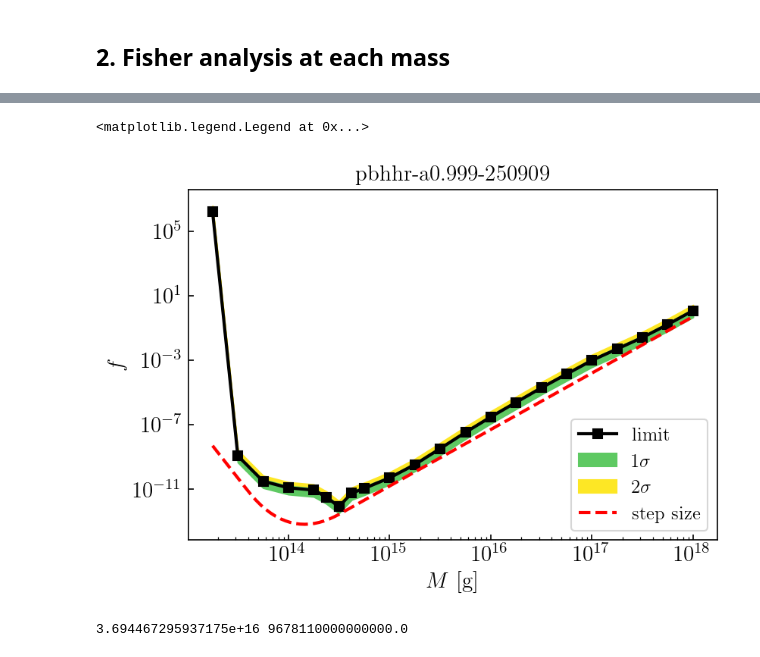
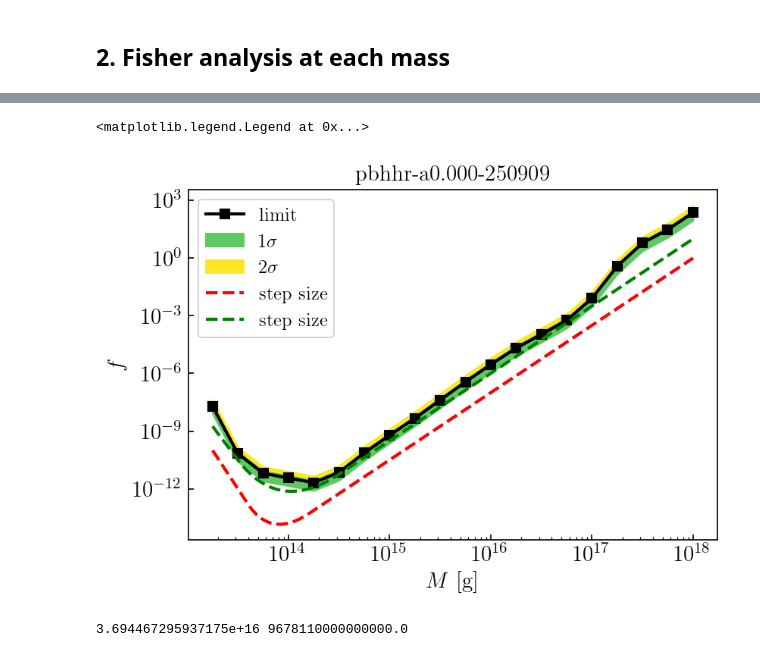
Before and after one commit to yitiansun/DM21cm, a Jupyter notebook: analysis/fisher.ipynb, the cells around one changed output, grey strips where cells are left out. Cells and saved outputs as stored; diff of their text form; code cells hidden in the pictures.

Commit message:
pbhhr bump

```diff
--- a/analysis/fisher.ipynb
+++ b/analysis/fisher.ipynb
@@ -59,7 +59,7 @@ clear_output()
 # %%
 ! ls $outputs_dir/bkg -lt
 # %%
-run_name = 'pbhhr-a0.999-250909'
+run_name = 'pbhhr-a0.000-250909'
 channel = run_name.rsplit('-', 1)[0]
 inj_dir = f"{outputs_dir}/active/{run_name}"
 print(os.listdir(inj_dir))
@@ -320,34 +346,35 @@ ax.fill_between(m_s, upper_limit + 2*one_sigma, upper_limit + one_sigma, color=m
 ax.set(xscale='log', yscale='log')
 ax.set(title=run_name)
 
 m_fine_s = np.geomspace(m_s[0], m_s[-1], 100)
 if channel == 'decay-phot':
     ax.plot(m_fine_s, 1/ss.decay_phot_lifetime(m_fine_s), 'r--', label='step size')
     ax.set(xlabel=r'$m_\chi$ [eV]', ylabel=r'$1/\tau$ [s$^{-1}$]')
 elif channel == 'decay-elec':
     ax.plot(m_fine_s, 1/ss.decay_elec_lifetime(m_fine_s), 'r--', label='step size')
     ax.set(xlabel=r'$m_\chi$ [eV]', ylabel=r'$1/\tau$ [s$^{-1}$]')
 elif channel == 'pwave-phot':
     ax.plot(m_fine_s, ss.pwave_phot_c_sigma(m_fine_s), 'r--', label='step size')
     ax.set(xlabel=r'$m_\chi$ [eV]', ylabel=r'$C_\sigma$ [cm$^3$/s]')
 elif channel == 'pwave-elec':
     ax.plot(m_fine_s, ss.pwave_elec_c_sigma(m_fine_s), 'r--', label='step size')
     ax.set(xlabel=r'$m_\chi$ [eV]', ylabel=r'$C_\sigma$ [cm$^3$/s]')
 elif channel == 'pwave-tau':
     ax.plot(m_fine_s, ss.pwave_tau_c_sigma(m_fine_s), 'r--', label='step size')
     ax.set(xlabel=r'$m_\chi$ [eV]', ylabel=r'$C_\sigma$ [cm$^3$/s]')
 elif channel.startswith('pbhhr'):
     ax.plot(m_fine_s, ss.pbhhr_f(m_fine_s, a=a_PBH), 'r--', label='step size')
+    ax.plot(m_fine_s, ss.pbhhr_f_mod(m_fine_s, a=a_PBH), 'g--', label='step size')
     ax.set(xlabel=r'$M$ [g]', ylabel=r'$f$')
 elif channel.startswith('pbhacc'):
     ax.plot(m_fine_s, ss.pbhacc_f(m_fine_s, model), 'r--', label='step size')
     # log10f = -0.3 * log10m - 10.75
     # ax.plot(m_fine_s, 10**(-0.1 * np.log10(m_fine_s) - 10.5), 'g:', label='step size')
     ax.set(xlabel=r'$M$ [Msun]', ylabel=r'$f$')
 ax.legend()
 # %% [output]
 <matplotlib.legend.Legend at 0x...>
-[figure, old version]
+[figure, new version]
 # %%
 if stm == 1.:
     save_fn = f'../outputs/limits/{run_name}.txt'
```
Also changed, not shown: parts of 3 cells of this notebook, 9 other files.
